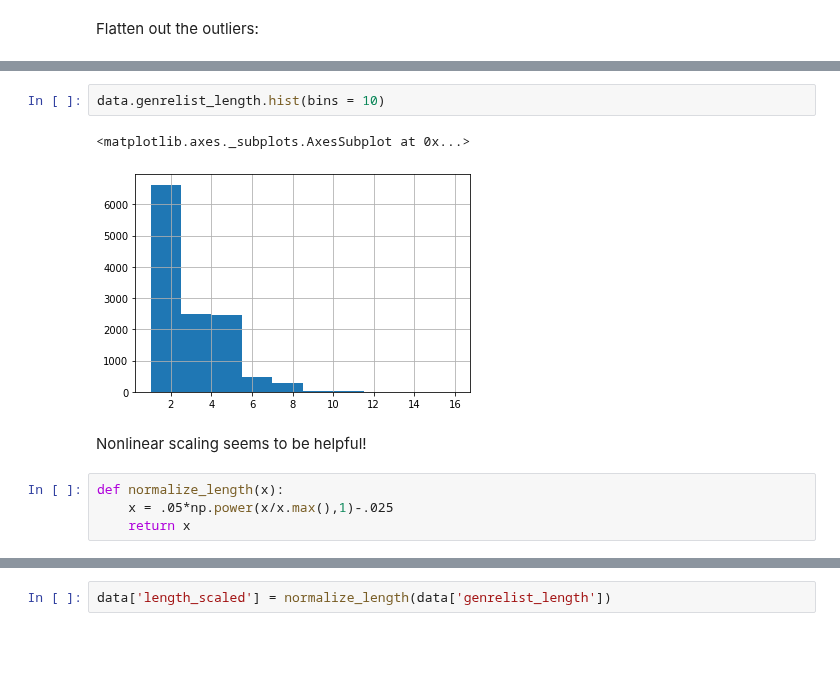
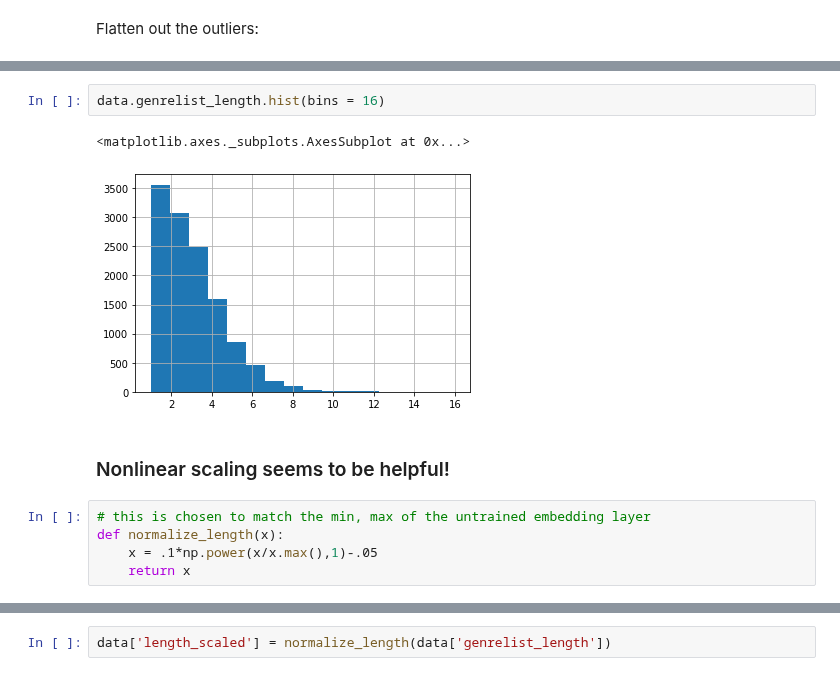
Before and after one commit to fox-daniel/Genre, a Jupyter notebook: code/Analysis/genre_model_dnn_0.ipynb, the cells around one changed output, grey strips where cells are left out. Cells and saved outputs as stored; diff of their text form; blank space fills up the shorter version.

```diff
--- a/code/Analysis/genre_model_dnn_0.ipynb
+++ b/code/Analysis/genre_model_dnn_0.ipynb
@@ -236,13 +200,14 @@ Name: genrelist_length, Length: 12376, dtype: int64
 # %%
-data.genrelist_length.hist(bins = 10)
+data.genrelist_length.hist(bins = 16)
 # %% [output]
 <matplotlib.axes._subplots.AxesSubplot at 0x...>
-[figure, old version]
+[figure, new version]
 # %% [markdown]
-Nonlinear scaling seems to be helpful!
+### Nonlinear scaling seems to be helpful!
 # %%
+# this is chosen to match the min, max of the untrained embedding layer
 def normalize_length(x):
-    x = .05*np.power(x/x.max(),1)-.025
+    x = .1*np.power(x/x.max(),1)-.05
     return x
 # %%
 normalize_length(np.array(range(16)))
```
Also changed, not shown: parts of 40 cells of this notebook.
